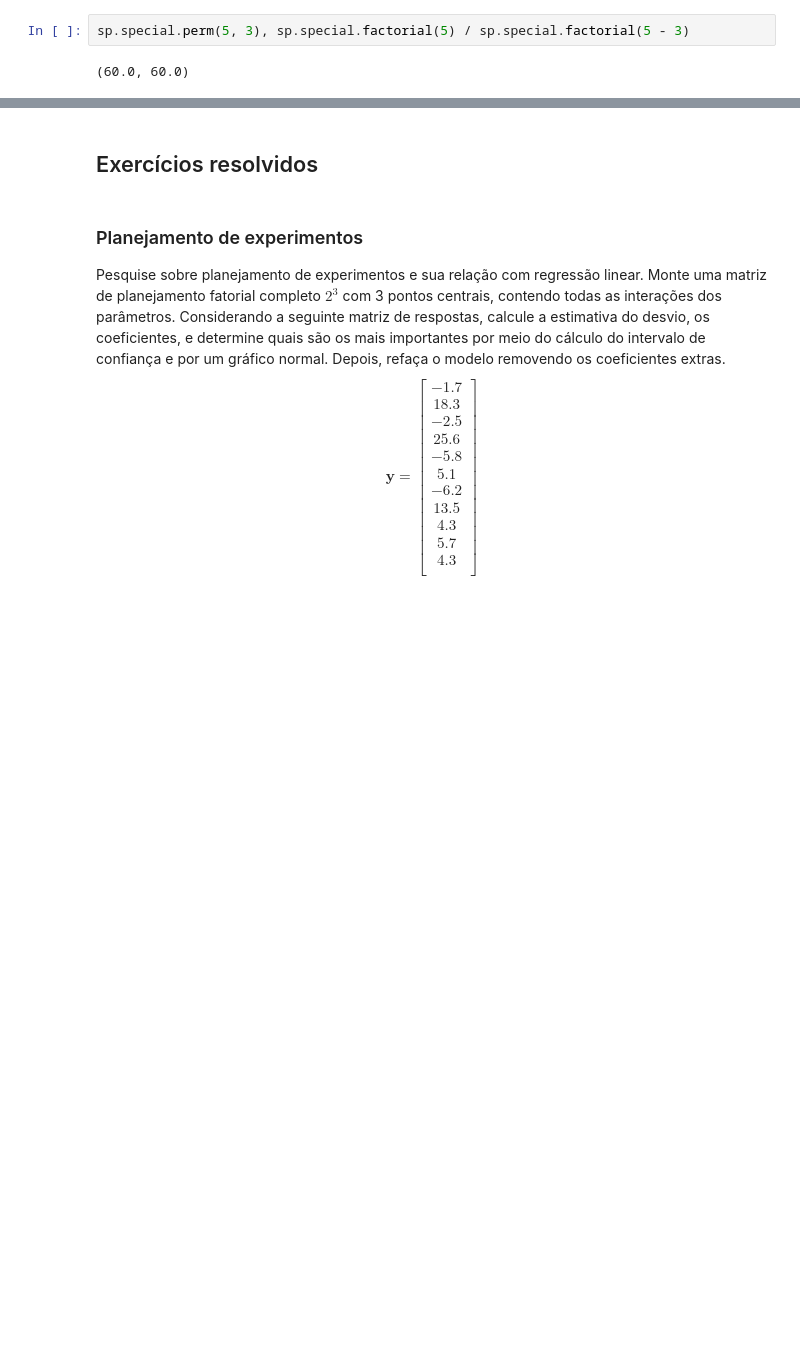
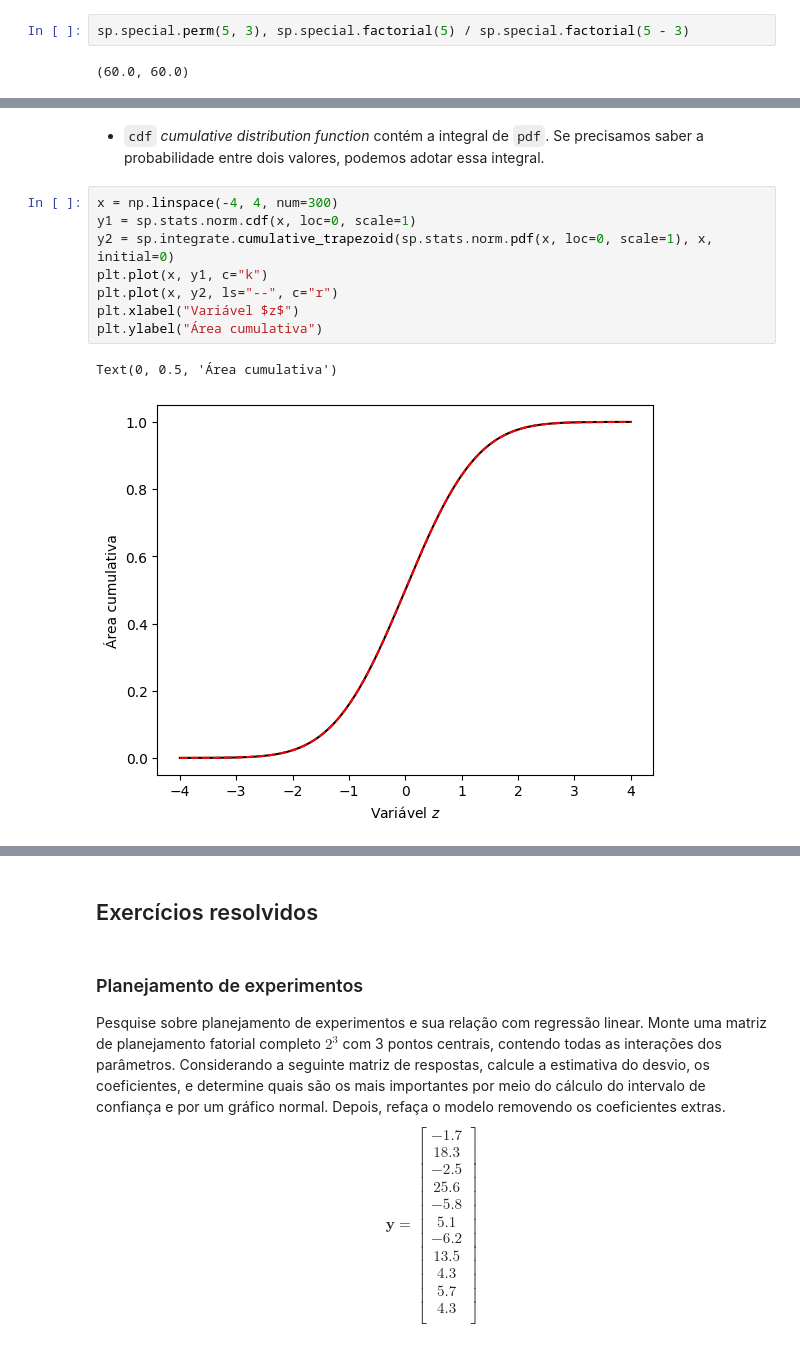
Before and after one commit to KarlClinckspoor/CursoPython, a Jupyter notebook: Capítulos/Capítulo08/Tour dos principais pacotes científicos.ipynb, the cells around one changed output, grey strips where cells are left out. Cells and saved outputs as stored; diff of their text form; blank space fills up the shorter version.

```diff
--- a/Capítulos/Capítulo08/Tour dos principais pacotes científicos.ipynb
+++ b/Capítulos/Capítulo08/Tour dos principais pacotes científicos.ipynb
@@ -2574,0 +2588,13 @@ sp.special.perm(5, 3), sp.special.factorial(5) / sp.special.factorial(5 - 3)
+# %% [markdown]
+* `cdf` *cumulative distribution function* contém a integral de `pdf`. Se precisamos saber a probabilidade entre dois valores, podemos adotar essa integral.
+# %%
+x = np.linspace(-4, 4, num=300)
+y1 = sp.stats.norm.cdf(x, loc=0, scale=1)
+y2 = sp.integrate.cumulative_trapezoid(sp.stats.norm.pdf(x, loc=0, scale=1), x, initial=0)
+plt.plot(x, y1, c="k")
+plt.plot(x, y2, ls="--", c="r")
+plt.xlabel("Variável $z$")
+plt.ylabel("Área cumulativa")
+# %% [output]
+Text(0, 0.5, 'Área cumulativa')
+[figure, added]
```
Also changed, not shown: parts of 14 cells of this notebook.
